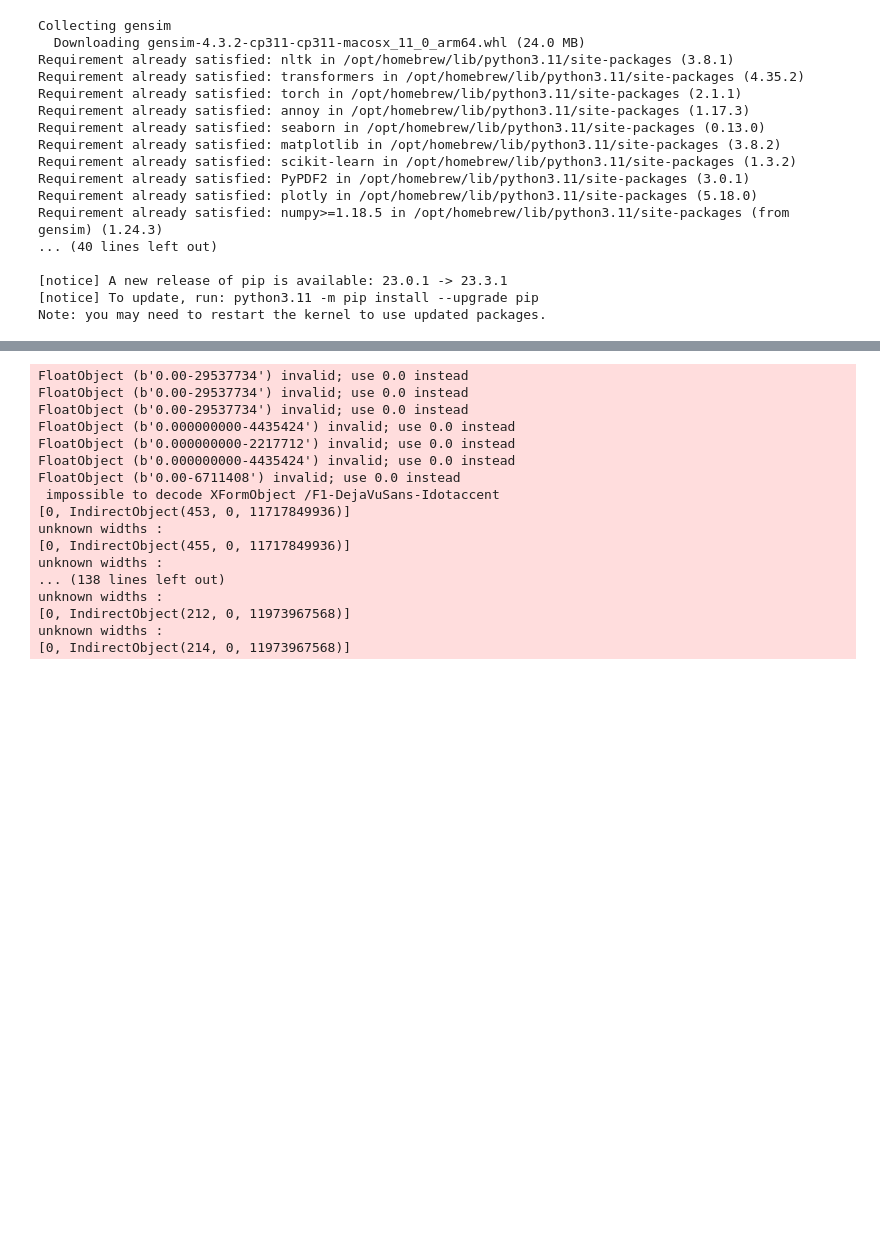
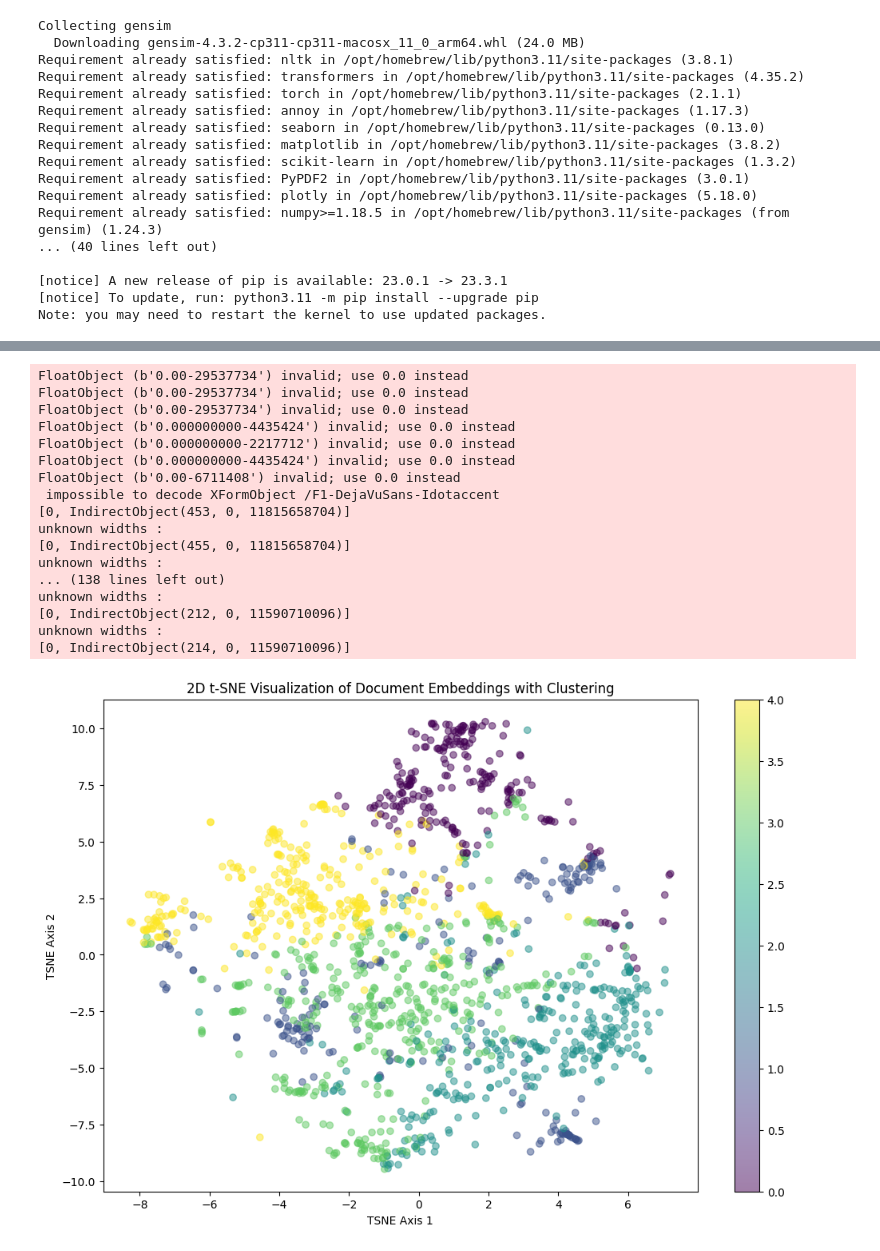
Before and after one commit to trigaten/The_Prompt_Report, a Jupyter notebook: scripts/doc2vec.ipynb, the cells around one changed output, grey strips where cells are left out. Saved outputs shown, nothing was run; the diff lists cells and outputs as text; code cells hidden in the pictures; blank space fills up the shorter version.

```diff
--- a/scripts/doc2vec.ipynb
+++ b/scripts/doc2vec.ipynb
@@ -63,7 +83,10 @@ def build_doc2vec_model(folder_path, num_papers=None, vector_size=100, window=5,
 
 def create_doc_embeddings(folder_path, num_papers=None):
     model = build_doc2vec_model(folder_path, num_papers)
-    embeddings_dict = {doc.tags[0]: model.dv[doc.tags[0]] for doc in model.dv.vectors_docs}
+
+    # Corrected part: Accessing document vectors
+    embeddings_dict = {tag: model.dv[tag] for tag in model.dv.key_to_index}
+
     return embeddings_dict
 
 # Set the path to the directory containing the papers
@@ -83,12 +106,12 @@ FloatObject (b'0.000000000-2217712') invalid; use 0.0 instead
 FloatObject (b'0.000000000-4435424') invalid; use 0.0 instead
 FloatObject (b'0.00-6711408') invalid; use 0.0 instead
  impossible to decode XFormObject /F1-DejaVuSans-Idotaccent
-[0, IndirectObject(453, 0, 11717849936)]
+[0, IndirectObject(453, 0, 11815658704)]
 unknown widths :
-[0, IndirectObject(455, 0, 11717849936)]
+[0, IndirectObject(455, 0, 11815658704)]
 unknown widths :
 ... (138 lines left out)
 unknown widths :
-[0, IndirectObject(212, 0, 11973967568)]
+[0, IndirectObject(212, 0, 11590710096)]
 unknown widths :
-[0, IndirectObject(214, 0, 11973967568)]
+[0, IndirectObject(214, 0, 11590710096)]
@@ -94,0 +161,55 @@ unknown widths :
+# %%
+import matplotlib.pyplot as plt
+from sklearn.manifold import TSNE
+from sklearn.cluster import KMeans
+import numpy as np
+import pickle
+
+# Load embeddings
+with open('doc_embeddings.pkl', 'rb') as f:
+    embeddings_dict = pickle.load(f)
+
+# Prepare data for t-SNE
+tags, embeddings = zip(*embeddings_dict.items())
+embeddings = np.array(embeddings)
+
+# t-SNE for 2D reduction
+tsne = TSNE(n_components=2, perplexity=30, n_iter=300)
+reduced_embeddings = tsne.fit_transform(embeddings)
+
+# Clustering for color differentiation
+num_clusters = 5  # Adjust based on your data
+kmeans = KMeans(n_clusters=num_clusters)
+clusters = kmeans.fit_predict(embeddings)  # clustering on original embeddings
+
+# Plot
+fig, ax = plt.subplots(figsize=(12, 8))
+
+# Scatter plot with cluster-based coloring
+scatter = ax.scatter(reduced_embeddings[:, 0], reduced_embeddings[:, 1], c=clusters, cmap='viridis', alpha=0.5)
+
+# Highlight specific documents
+specific_docs_labels = {
+    "/Users/aayushgupta/Downloads/2311.09277.pdf": "Contrastive CoT",
+    "/Users/aayushgupta/Downloads/2305.10601.pdf": "Tree-of-Thought",
+    "/Users/aayushgupta/Downloads/2308.09687.pdf": "Graph-of-Thought",
+    "/Users/aayushgupta/Downloads/2201.11903.pdf": "Chain-of-Thought"
+}
+
+# Adjust text positioning if needed
+text_offset_x = 1
+text_offset_y = 1
+
+for path, label in specific_docs_labels.items():
+    if path in tags:
+        idx = tags.index(path)
+        ax.scatter(reduced_embeddings[idx, 0], reduced_embeddings[idx, 1], color='red', s=50)
+        ax.text(reduced_embeddings[idx, 0] + text_offset_x, reduced_embeddings[idx, 1] + text_offset_y, label, fontsize=10, color='black')
+
+ax.set_xlabel('TSNE Axis 1')
+ax.set_ylabel('TSNE Axis 2')
+plt.title('2D t-SNE Visualization of Document Embeddings with Clustering')
+plt.colorbar(scatter)
+plt.show()
+# %% [output]
+[figure, added]
```
Also changed, not shown: parts of 4 cells of this notebook, 3 other files.
